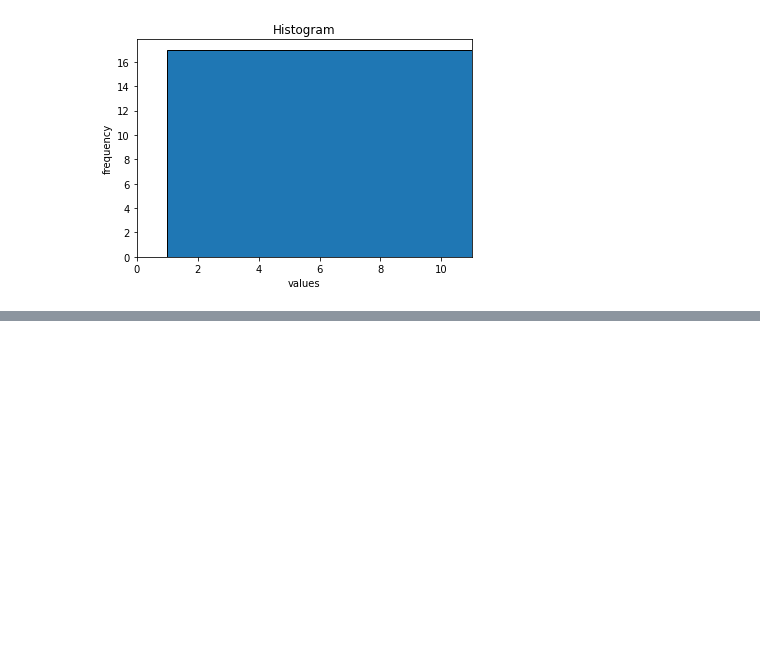
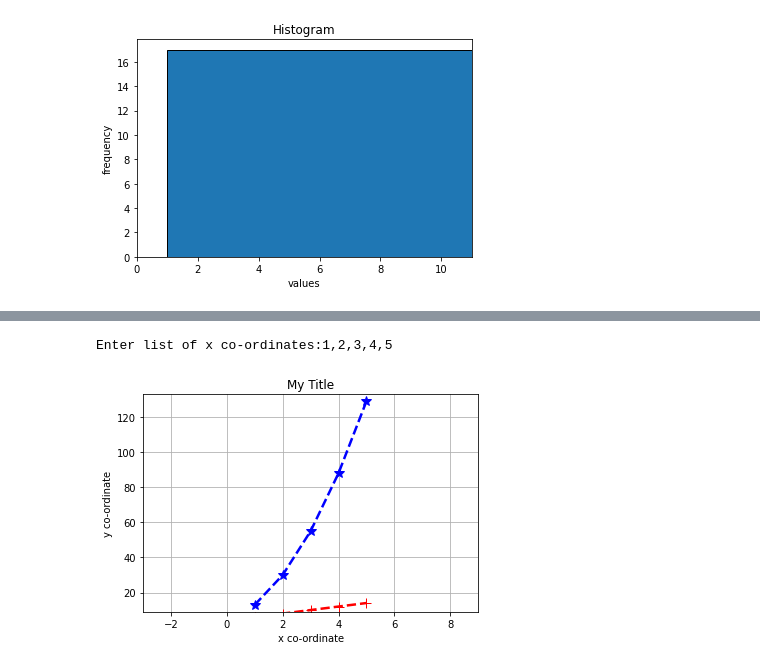
Before and after one commit to HarshrajSharma/DataAnalytics, a Jupyter notebook: DataAnalyticsDay5.ipynb, the cells around one changed output, grey strips where cells are left out. Cells and saved outputs as stored; diff of their text form; code cells hidden in the pictures; blank space fills up the shorter version.

```diff
--- a/DataAnalyticsDay5.ipynb
+++ b/DataAnalyticsDay5.ipynb
@@ -210,0 +354,38 @@ random.normal(mean, sd, range)
+# %%
+#3) Write a python function that plots two functions f(x)=2x+4 and f(x)=4x2+5x+4.
+#The x is a list of values taken from user and passed as a parameter to the function.
+#Specify appropriate legends, title, xlabel, ylabel for the plot. Save the figure.
+#Show the plot.
+
+import matplotlib.pyplot as plt
+
+xList=[]
+
+fig=plt.figure() #The plot will be saved in the 'fig' object
+
+xList=eval(input('Enter list of x co-ordinates:'))
+
+l1=[]
+l2=[]
+for i in xList:
+    func1=(2*i)+4
+    func2=(4*i*i)+(5*i)+4
+
+    l1.append(func1)
+    l2.append(func2)
+
+
+plt.title('My Title')
+
+plt.plot(xList,l1, 'r+--', markersize=10.5, linewidth=2.5, label='x vs 2x+4') #'r' means red and 'o' is the pointer indicator and '--' is the joining line
+plt.plot(xList,l2, 'b*--', markersize=10.5, linewidth=2.5, label='x vs 4x^2+5x+4')
+plt.xlabel('x co-ordinate')
+plt.ylabel('y co-ordinate')
+plt.axis([min(xList)-4,max(xList)+4,min(l2)-4,max(l2)+4])  #[xMin, xMax, yMin, yMax]
+plt.grid()
+plt.show()
+
+fig.savefig('r2.jpg')
+# %% [output]
+Enter list of x co-ordinates:1,2,3,4,5
+[figure, added]
```
Also changed, not shown: parts of 4 cells of this notebook.
